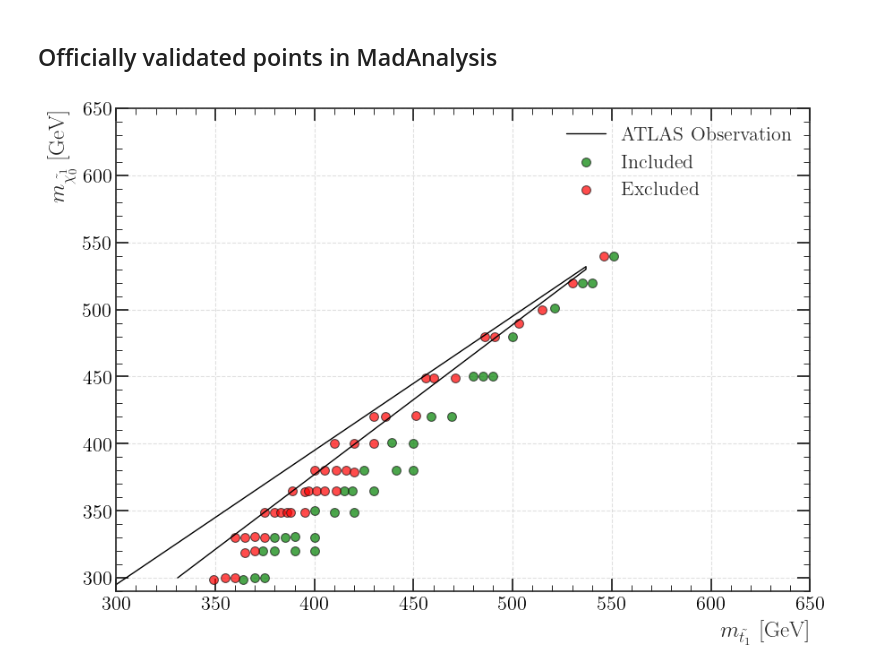
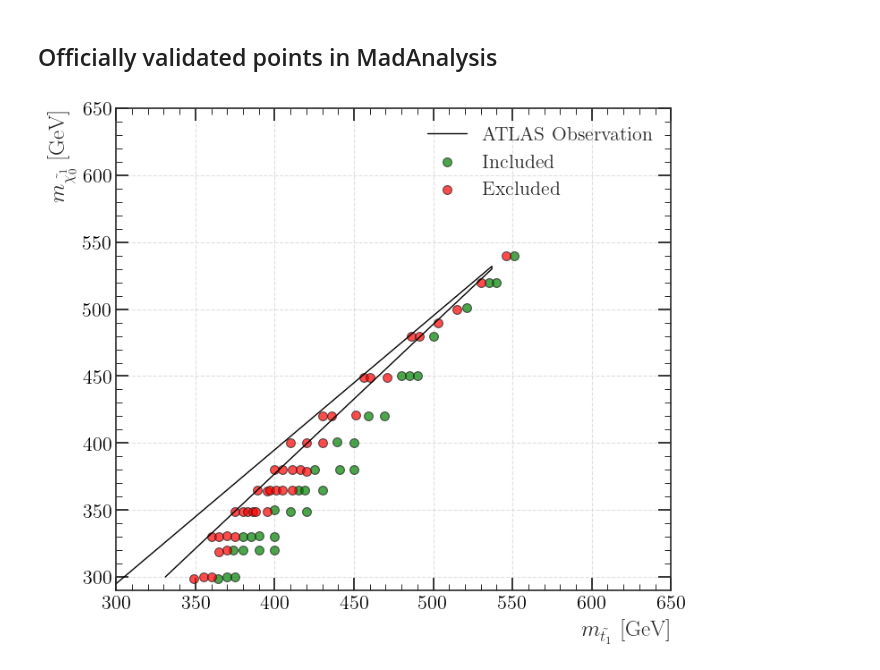
Before and after one commit to andlessa/MonoXSMS, a Jupyter notebook: notebooks/signal_strength_SUSY.ipynb, the cells around one changed output. Cells and saved outputs as stored; diff of their text form; code cells hidden in the pictures.

```diff
--- a/notebooks/signal_strength_SUSY.ipynb
+++ b/notebooks/signal_strength_SUSY.ipynb
@@ -286,8 +283,8 @@ max_signal_strength_obs
 # %% [markdown]
 # ATLAS Contour
 # %%
-hep_data_ttbnffObs = pd.read_csv('/home/yoxara/workstation/MonoXSMS/data/HEPData-ins1847779-v1-csv/Contourg_obs_p1TT_bffN.csv', skiprows=7)
-hep_data_ttbnffExp = pd.read_csv('/home/yoxara/workstation/MonoXSMS/data/HEPData-ins1847779-v1-csv/Contourg_exp_m1TT_bffN.csv', skiprows=7)
+hep_data_ttbnffObs = pd.read_csv('/home/yoxara/MonoXSMS/data/HEPData-ins1847779-v1-csv/Contourg_obs_p1TT_bffN.csv', skiprows=7)
+hep_data_ttbnffExp = pd.read_csv('/home/yoxara/MonoXSMS/data/HEPData-ins1847779-v1-csv/Contourg_exp_m1TT_bffN.csv', skiprows=7)
 hep_data_ttbnffObs
 # %% [output]
 |  | mt1 [GeV] | mn1 [GeV] |
@@ -397,24 +399,24 @@ plt.show()
 # %% [markdown]
 ## Officially validated points in MadAnalysis
 # %%
-DFExc = pd.read_csv('/home/yoxara/workstation/MonoXSMS/data/DatasetMA5excluded.csv')
-DFInc = pd.read_csv('/home/yoxara/workstation/MonoXSMS/data/DatasetMA5included.csv')
-#mt1 =  [356, 361, 365, 370, 376, 365, 371, 375, 380, 390, 400, 361, 365, 370, 375, 380, 385, 390, 400, 375, 380, 383, 386, 389, 395, 399, 410, 420, 390, 395, 397, 400, 406, 410, 416, 420, 430, 401, 405, 410, 416, 420, 425, 440, 450, 410, 421, 430, 439, 450, 431, 435, 450, 461, 470, 456, 461, 470, 480, 485, 490, 487, 491, 500, 502, 516, 520, 531, 535, 540, 546, 550.0]
-#mn1 = [300.0, 300.0, 300.0, 300.0, 300.0, 319, 319, 319, 319, 320, 319, 329, 330, 329, 329, 330, 329, 330, 330, 349, 349, 349, 349, 349, 349, 349, 349, 349, 364, 365, 365, 365, 365, 365, 365, 365, 364, 380, 379, 379, 379, 379, 380, 380, 379, 400, 399, 399, 400, 400, 420, 421, 420, 420, 421, 449, 449, 450, 450, 450, 450, 480, 480, 480, 490, 501, 501, 520, 520, 520, 540, 540]
-fig, ax = plt.subplots(figsize=(10, 7))
+DFExc = pd.read_csv('/home/yoxara/MonoXSMS/data/DatasetMA5excluded.csv')
+DFInc = pd.read_csv('/home/yoxara/MonoXSMS/data/DatasetMA5included.csv')
+#mt1 = [356, 361, 365, 370, 376, 365, 371, 375, 380, 390, 400, 361, 365, 370, 375, 380, 385, 390, 400, 375, 380, 383, 386, 389, 395, 399, 410, 420, 390, 395, 397, 400, 406, 410, 416, 420, 430, 401, 405, 410, 416, 420, 425, 440, 450, 410, 421, 430, 439, 450, 431, 435, 450, 461, 470, 456, 461, 470, 480, 485, 490, 487, 491, 500, 502, 516, 520, 531, 535, 540, 546, 550]
+#mn1 = [300, 300, 300, 300, 300, 319, 319, 319, 319, 320, 319, 329, 330, 329, 329, 330, 329, 330, 330, 349, 349, 349, 349, 349, 349, 349, 349, 349, 364, 365, 365, 365, 365, 365, 365, 365, 364, 380, 379, 379, 379, 379, 380, 380, 379, 400, 399, 399, 400, 400, 420, 421, 420, 420, 421, 449, 449, 450, 450, 450, 450, 480, 480, 480, 490, 501, 501, 520, 520, 520, 540, 540]
+fig, ax = plt.subplots(figsize=(8, 7))
 configure_axes(ax)
 #ax.plot(hep_data_ttbnffExp['mt1 [GeV]'], hep_data_ttbnffExp['mn1 [GeV]'], color="blue", label='Expected', linewidth=2, linestyle='--')
 ax.plot(hep_data_ttbnffObs['mt1 [GeV]'], hep_data_ttbnffObs['mn1 [GeV]'], color="black", label='ATLAS Observation', linewidth=1)
 
 ax.scatter(DFInc['mt1'], DFInc['mn1'], alpha=0.7, s=50, color='green', edgecolor='k', label="Included")
 ax.scatter(DFExc['mt1'], DFExc['mn1'], alpha=0.7, s=50, color='red', edgecolor='k', label="Excluded")
 #ax.scatter(mt1, mn1, color='magenta', alpha=0.7, s=20, edgecolor='k')
 ax.set_x_label(r'$m_{\tilde{t_{1}}}$ [GeV]')
 ax.set_y_label(r'$m_{\tilde{\chi_{0}^{1}}}$ [GeV]')
 ax.legend(framealpha=0.0, loc='best')
 plt.grid(True, linestyle='--', alpha=0.6)
 plt.ylim(290,650)
 plt.xlim(300, 650)
 plt.show()
 # %% [output]
-[figure, old version]
+[figure, new version]
```
Also changed, not shown: parts of 9 cells of this notebook, 36 other files.
